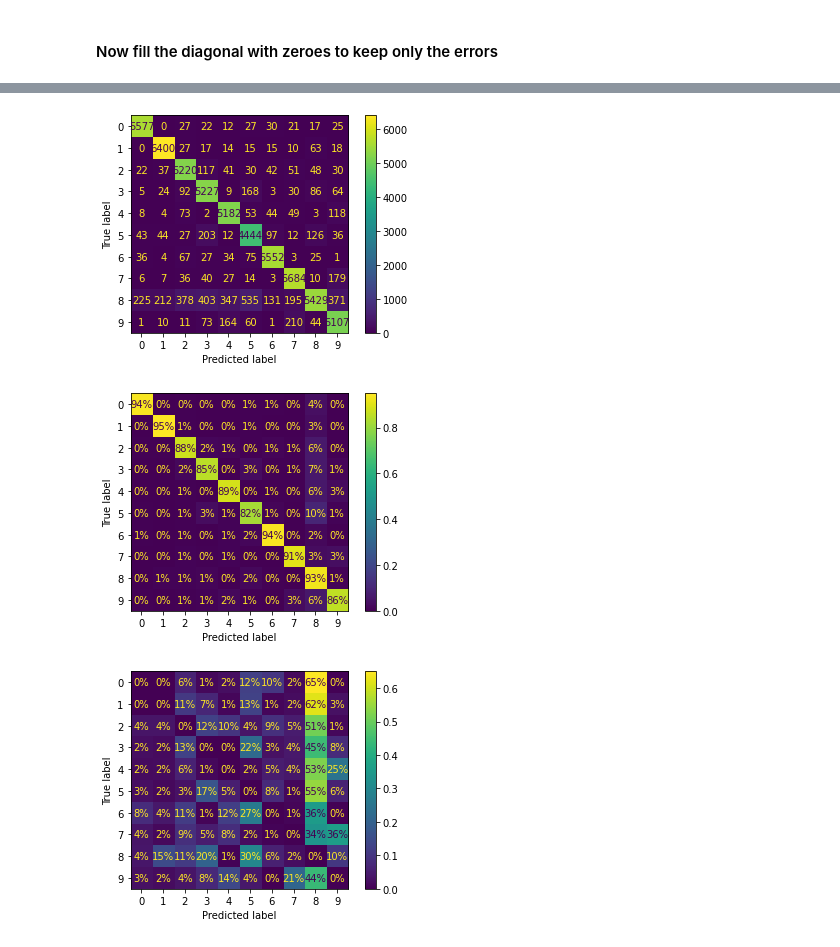
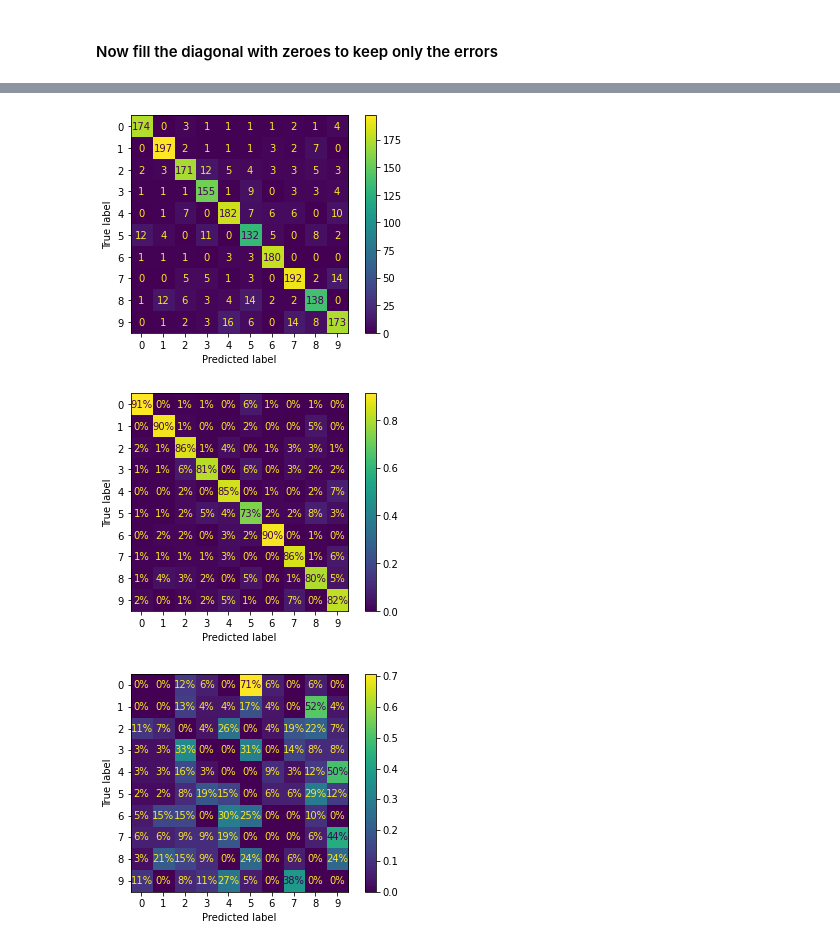
Before and after one commit to ARKA1112/HOML_AurelienG, a Jupyter notebook: chap3_classification.ipynb, the cells around one changed output, grey strips where cells are left out. Saved outputs shown, nothing was run; the diff lists cells and outputs as text; code cells hidden in the pictures.

```diff
--- a/chap3_classification.ipynb
+++ b/chap3_classification.ipynb
@@ -550,6 +550,10 @@ plt.axis('off')
 # %% [output]
 (-0.5, 27.5, 27.5, -0.5)
 [figure]
+# %%
+from sklearn.linear_model import SGDClassifier
+from sklearn.model_selection import cross_val_score, cross_val_predict
+sgd_clf = SGDClassifier()
 # %%
 #Now testing its accuracy
 
@@ -580,6 +576,6 @@ array([0.8983, 0.891 , 0.9018])
 # %%
 
-y_train_pred = cross_val_predict(sgd_clf, X_train_scaled, y_train, cv = 3)
+y_train_pred = cross_val_predict(sgd_clf, X_train_scaled[:2000], y_train[:2000], cv = 3)
 # %%
 import numpy as np
 np.savez_compressed('/content/y_train_pred_fille.npz', y_train_pred)
@@ -636,28 +655,28 @@ plt.matshow(norm_conf_mx, cmap=plt.cm.gray)
 #The column 8 has many brighter rows which means that the many of the 8s have been misclassified
 # %%
 from sklearn.metrics import ConfusionMatrixDisplay
-conf_matrix_disp = ConfusionMatrixDisplay.from_predictions(y_train_pred, y_train)
+conf_matrix_disp = ConfusionMatrixDisplay.from_predictions(y_train_pred, y_train[:2000])
 # %% [output]
-[figure, old version]
+[figure, new version]
 # %%
 #As in the above image we can clearly see that the number of 8 s that have been missclassified is pretty large
 # %%
 #Now we will show it in percentage
 
 plt.rc('font', size=10)  #sets the fontsize for all
-ConfusionMatrixDisplay.from_predictions(y_train,  y_train_pred, normalize='true', values_format=".0%")
+ConfusionMatrixDisplay.from_predictions(y_train[:2000],  y_train_pred, normalize='true', values_format=".0%")
 plt.show()
 # %% [output]
-[figure, old version]
+[figure, new version]
 # %%
 #Now lets plot for which the predictions were erroneous
 
-sample_weight = (y_train_pred != y_train)
+sample_weight = (y_train_pred != y_train[:2000])
 
-ConfusionMatrixDisplay.from_predictions(y_train, y_train_pred, sample_weight=sample_weight,normalize='true',values_format=".0%")
+ConfusionMatrixDisplay.from_predictions(y_train[:2000], y_train_pred, sample_weight=sample_weight,normalize='true',values_format=".0%")
 plt.show()
 
 
 #This makes clear many numbers were misclassified as 8s
 # %% [output]
-[figure, old version]
+[figure, new version]
```
Also changed, not shown: parts of 20 cells of this notebook.
